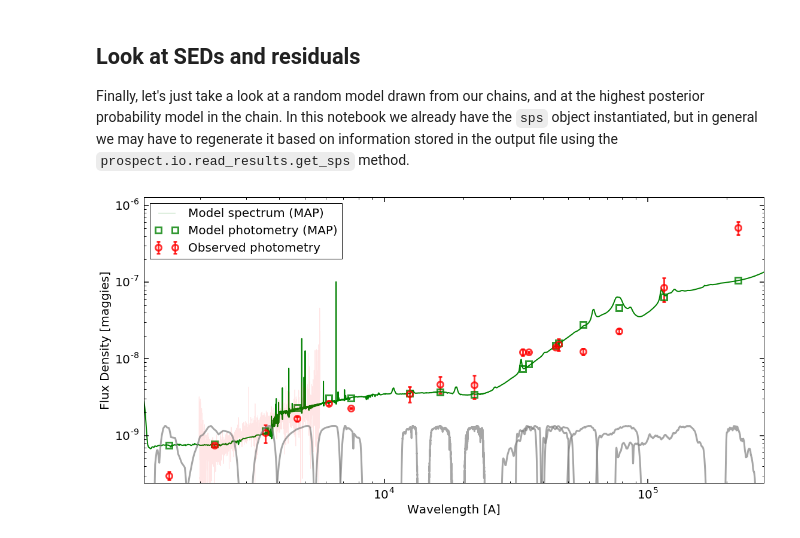
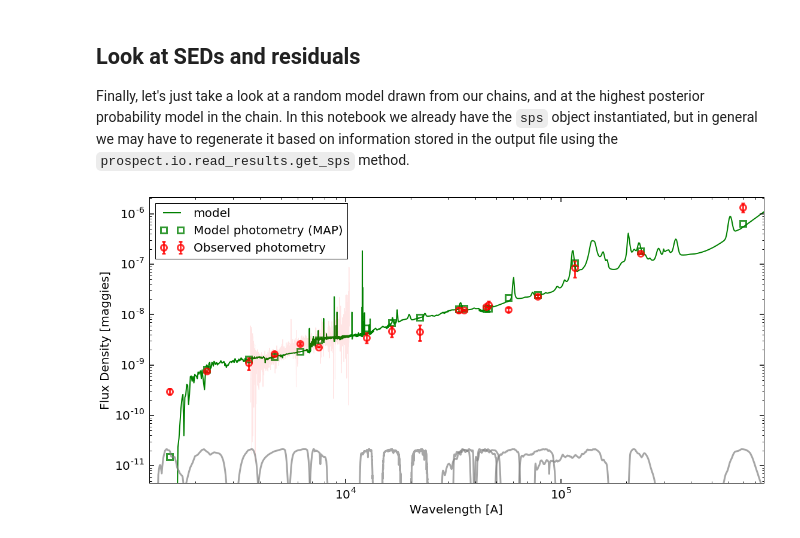
Before and after one commit to legolason/test_prospector_alpha, a Jupyter notebook: InteractiveDemo_guo.ipynb, the cells around one changed output. Saved outputs shown, nothing was run; the diff lists cells and outputs as text; code cells hidden in the pictures.

```diff
--- a/InteractiveDemo_guo.ipynb
+++ b/InteractiveDemo_guo.ipynb
@@ -208,16 +119,16 @@ def build_obs(snr=10, ldist=10.0, **extras):
     spz70=(4.2828)
     spz160=(1.8737)
 
-    filters= np.array([w1,w2,w3,w4,sdssu,sdssg,sdssr,sdssi,sdssz,massj,
+    filters= np.array([w1,w2,w3,sdssu,sdssg,sdssr,sdssi,sdssz,massj,
                        massh,massk,ukidssj,ukidssh,ukidssk,galexf,galexn,
-                      spz1,spz2,spz3,spz4])#,spz24,spz70,spz160])
-    fnames=np.array(['wise_w1','wise_w2','wise_w3','wise_w4',
+                      spz1,spz2,spz3,spz4,spz24,spz70,spz160])
+    fnames=np.array(['wise_w1','wise_w2','wise_w3',
                      'sdss_u0','sdss_g0','sdss_r0','sdss_i0','sdss_z0',
                      'mass_j','mass_h', 'mass_k',
                      'ukidss_j','ukidss_h','ukidss_k',
                      'galex_FUV','galex_NUV',
-                     'spitzer_irac_ch1', 'spitzer_irac_ch2','spitzer_irac_ch3','spitzer_irac_ch4'])#,
-                     #'spitzer_mips_24', 'spitzer_mips_70', 'spitzer_mips_160'])
+                     'spitzer_irac_ch1', 'spitzer_irac_ch2','spitzer_irac_ch3','spitzer_irac_ch4',
+                     'spitzer_mips_24', 'spitzer_mips_70', 'spitzer_mips_160'])
 
     from prospect.utils.obsutils import fix_obs
     #get the obs index in selected filters
@@ -225,7 +136,7 @@ def build_obs(snr=10, ldist=10.0, **extras):
     indf=np.nonzero(np.in1d(filters,unq_wave))[0]
     wv=unq_wave[indw] # 10^3 GHz
     obs = {}
-    obs["maggies"]=unq_flux[indw]/3631 #Jy/3631
+    obs["maggies"]=unq_flux[indw]/3631  #Jy/3631
     obs["maggies_unc"]=unq_err[indw]/3631  # Jy
     filternames = fnames[indf][np.argsort(filters[indf])]
     obs["filters"] = sedpy.observate.load_filters(filternames)
@@ -238,8 +149,8 @@ def build_obs(snr=10, ldist=10.0, **extras):
     # We do not have a spectrum, so we set some required elements of the obs dictionary to None.
     data=fits.open('./data/spec-8124-56954-0690.fits')
     z=data[2].data['z'][0]
-    lam=10**data[1].data['loglam']/(1+z)        # OBS wavelength [A]
-    flux=data[1].data['flux']*3.34e4*lam**2/3631.*1.e-17 *1.6    # OBS flux [erg/s/cm^2/A] to maggies  JY/3631
+    lam=10**data[1].data['loglam']        # OBS wavelength [A]
+    flux=data[1].data['flux']*3.34e4*lam**2/3631.*1.e-17 *0.9    # OBS flux [erg/s/cm^2/A] to maggies  JY/3631
     err=1./np.sqrt(data[1].data['ivar'])*3.34e4*lam**2/3631.*1.e-17   # 1 sigma error
 
 
@@ -261,7 +172,7 @@ def build_obs(snr=10, ldist=10.0, **extras):
 
 run_params = {}
 run_params["snr"] = 10.0
-run_params["ldist"] = 10.0
+#run_params["ldist"] = 10.0
 obs = build_obs(**run_params)
 # %%
 # --- Plot the Data ----
@@ -345,7 +256,7 @@ def build_model(object_redshift=None, ldist=10.0, fixed_metallicity=None, add_du
    # This will control the distance since we are setting the redshift to zero.
    # In `build_obs` above we used a distance of 10Mpc to convert from absolute to apparent magnitudes,
    # so we use that here too, since the `maggies` are appropriate for that distance.
-    model_params["lumdist"] = {"N": 1, "isfree": False, "init": ldist, "units":"Mpc"}
+   # model_params["lumdist"] = {"N": 1, "isfree": False, "init": ldist, "units":"Mpc"}
 
     # Let's make some changes to initial values appropriate for our objects and data
     model_params["duste_qpah"]["isfree"] = True
@@ -356,7 +267,7 @@ def build_model(object_redshift=None, ldist=10.0, fixed_metallicity=None, add_du
     model_params["zred"]["init"] = 0.0
     model_params["dust2"]["init"] = 0.3
     model_params["logzsol"]["init"] = -0.5
-    model_params["total_mass"]["init"] = 1e8
+    model_params["total_mass"]["init"] = 1e10
 
     # These are dwarf galaxies, so lets also adjust the metallicity prior,
     # the tau parameter upward, and the mass prior downward
@@ -374,8 +285,8 @@ def build_model(object_redshift=None, ldist=10.0, fixed_metallicity=None, add_du
 
     # If we are going to be using emcee, it is useful to provide a
     # minimum scale for the cloud of walkers (the default is 0.1)
-    model_params["total_mass"]["disp_floor"] = 1e5
-    model_params["agn_tau"]["disp_floor"] = 1
+    model_params["total_mass"]["disp_floor"] = 1e8
+    model_params["agn_tau"]["disp_floor"] = 0.1
     model_params["duste_gamma"]["disp_floor"] = 0.1
 
 
@@ -400,13 +311,15 @@ def build_model(object_redshift=None, ldist=10.0, fixed_metallicity=None, add_du
         # pre-packaged `dust_emission` parameter set.
     #    model_params.update(TemplateLibrary["dust_emission"])
 
+    model_params['sfh']['init']=0
     # Now instantiate the model object using this dictionary of parameter specifications
     model = SedModel(model_params)
-
+    agebins=model_params['agebins']['init']
+    model_params['agebins']['init']= prospect.models.transforms.zred_to_agebins(zred=object_redshift,agebins=agebins)
     return model
 
 
-run_params["object_redshift"] = 0.0
+run_params["object_redshift"] = 0.82
 run_params["fixed_metallicity"] = None
 run_params["add_duste"] = True
 # %% [markdown]
@@ -625,9 +541,9 @@ run_params["optimize"] = False
 run_params["emcee"] = True
 run_params["dynesty"] = False
 # Number of emcee walkers
-run_params["nwalkers"] = 128
+run_params["nwalkers"] = 30
 # Number of iterations of the MCMC sampling
-run_params["niter"] = 512
+run_params["niter"] = 3000
 # Number of iterations in each round of burn-in
 # After each round, the walkers are reinitialized based on the
 # locations of the highest probablity half of the walkers.
@@ -767,39 +682,40 @@ mspec_map, mphot_map, _ = model.mean_model(theta_max, obs, sps=sps)
 
 # Make plot of data and model
 figure(figsize=(16,8))
-plt.plot(sps.wavelengths,sps.get_spectrum()[0],'g',lw=2,alpha=1)
+z=result['run_params']['object_redshift']
+plt.plot(sps.wavelengths*(1+z),sps.get_spectrum()[0],'g',lw=2,alpha=1,label='model')
 #loglog(wspec, mspec, label='Model spectrum (random draw)',
 #       lw=0.7, color='navy', alpha=0.7)
-loglog(wspec, mspec_map, label='Model spectrum (MAP)',
-       lw=0.7, color='green', alpha=0.7)
+#loglog(wspec, mspec_map, label='Model spectrum (MAP)',
+#       lw=0.7, color='r', alpha=0.7)
 #errorbar(wphot, mphot, label='Model photometry (random draw)',
 #         marker='s', markersize=10, alpha=0.8, ls='', lw=3,
 #         markerfacecolor='none', markeredgecolor='blue',
 #         markeredgewidth=3)
 errorbar(wphot, mphot_map, label='Model photometry (MAP)',
          marker='s', markersize=10, alpha=0.8, ls='', lw=3,
          markerfacecolor='none', markeredgecolor='green',
          markeredgewidth=3)
 errorbar(wphot, obs['maggies'], yerr=obs['maggies_unc'],
          label='Observed photometry', ecolor='red',
          marker='o', markersize=10, ls='', lw=3, alpha=0.8,
          markerfacecolor='none', markeredgecolor='red',
          markeredgewidth=3)
 plt.plot(obs['wavelength'],obs['spectrum'],'r',alpha=0.1)
 
 # plot transmission curves
 for f in obs['filters']:
     w, t = f.wavelength.copy(), f.transmission.copy()
     t = t / t.max()
     t = 10**(0.2*(np.log10(ymax/ymin)))*t * ymin
     loglog(w, t, lw=3, color='gray', alpha=0.7)
 
 xlabel('Wavelength [A]')
 ylabel('Flux Density [maggies]')
 xlim([xmin, xmax])
-ylim([ymin, ymax])
+ylim([ymin*0.8, ymax*500])
 legend(loc='best', fontsize=20)
 tight_layout()
 plt.savefig('/Users/legolason/Desktop/myobj_emcee.pdf')
 # %% [output]
-[figure, old version]
+[figure, new version]
```
Also changed, not shown: parts of 11 cells of this notebook.
